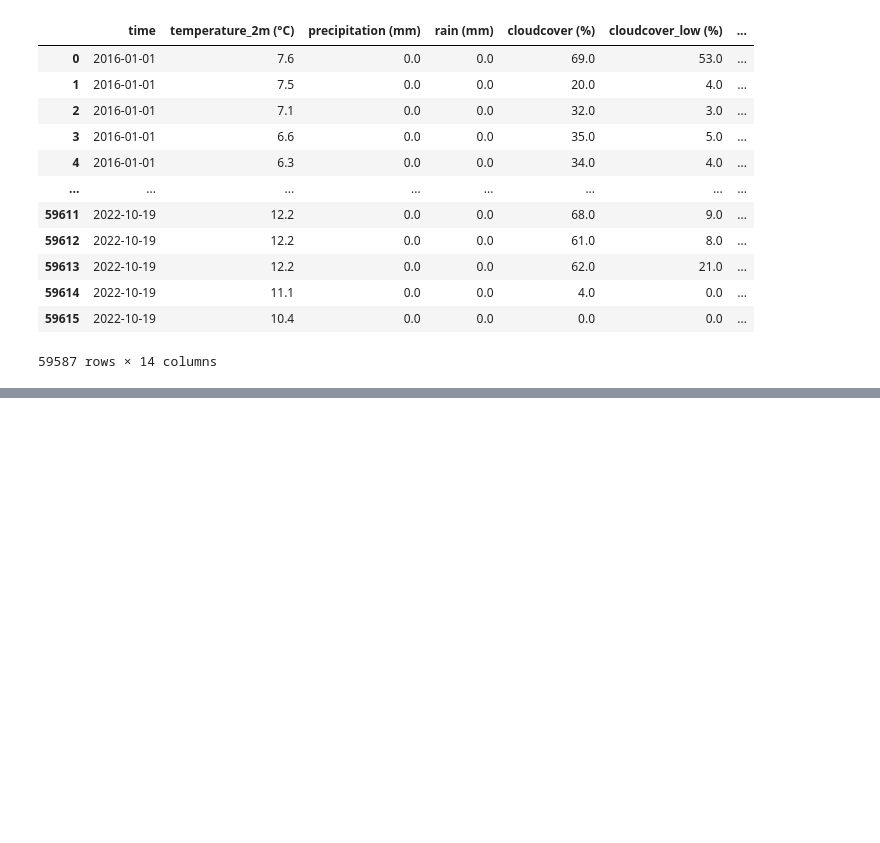
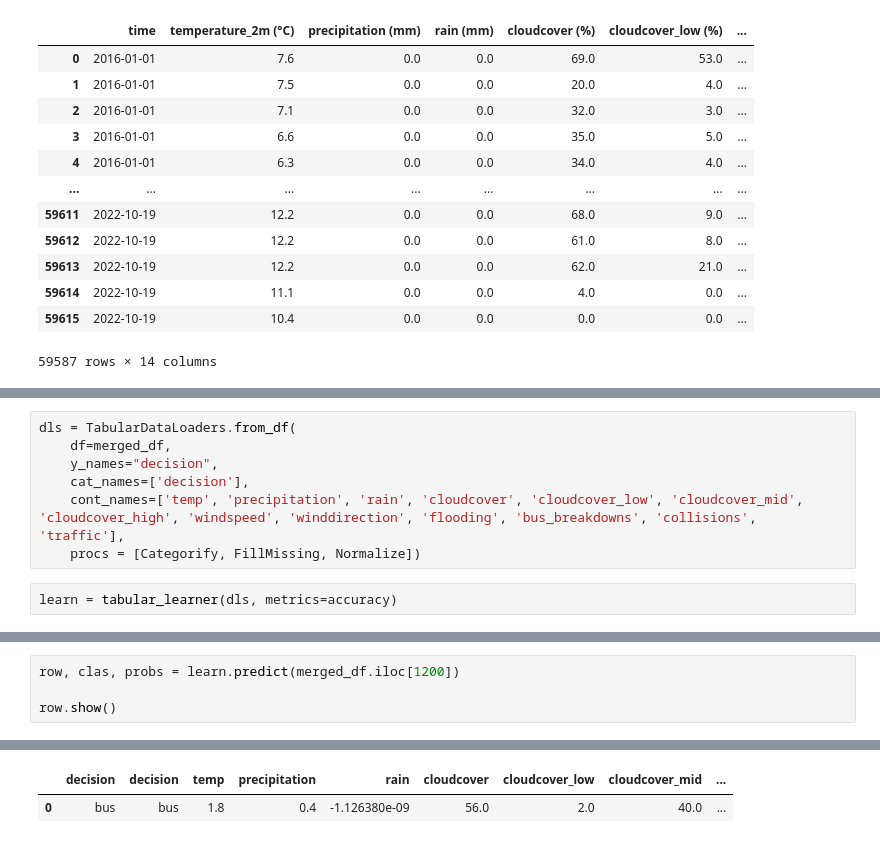
Before and after one commit to roxywilcox/flooding, a Jupyter notebook: notebook.ipynb, the cells around one changed output, grey strips where cells are left out. Saved outputs shown, nothing was run; the diff lists cells and outputs as text; blank space fills up the shorter version.

```diff
--- a/notebook.ipynb
+++ b/notebook.ipynb
@@ -166,0 +238,9 @@ merged_df
+# %%
+dls = TabularDataLoaders.from_df(
+    df=merged_df,
+    y_names="decision",
+    cat_names=['decision'],
+    cont_names=['temp', 'precipitation', 'rain', 'cloudcover', 'cloudcover_low', 'cloudcover_mid', 'cloudcover_high', 'windspeed', 'winddirection', 'flooding', 'bus_breakdowns', 'collisions', 'traffic'],
+    procs = [Categorify, FillMissing, Normalize])
+# %%
+learn = tabular_learner(dls, metrics=accuracy)
@@ -166,0 +257,5 @@ merged_df
+# %%
+row, clas, probs = learn.predict(merged_df.iloc[1200])
+
+row.show()
+# %% [output]
@@ -166,0 +263,2 @@ merged_df
+|  | decision | decision | temp | precipitation | rain | cloudcover | cloudcover_low | cloudcover_mid | ... |
+| 0 | bus | bus | 1.8 | 0.4 | -1.126380e-09 | 56.0 | 2.0 | 40.0 | ... |
```
Also changed, not shown: parts of 6 cells of this notebook, 2 other files.
